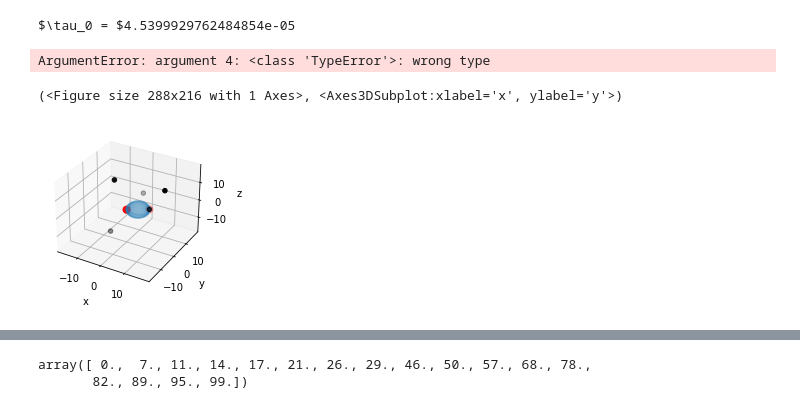
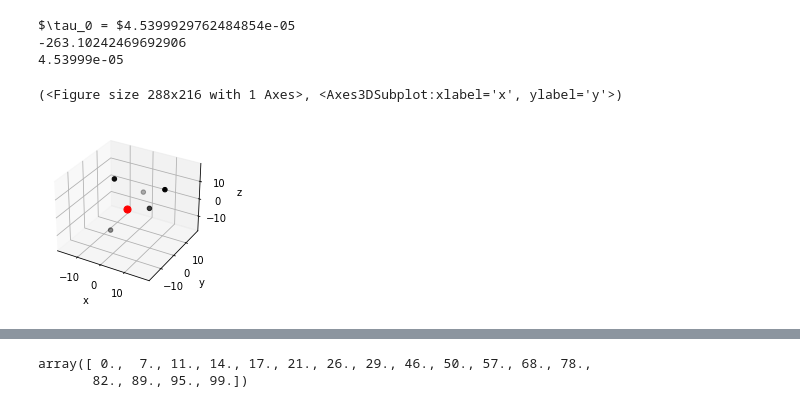
Before and after one commit to HugoLeRoy94/Aging_Condensate, a Jupyter notebook: System_backend/Test_backend.ipynb, the cells around one changed output, grey strips where cells are left out. Saved outputs shown, nothing was run; the diff lists cells and outputs as text; code cells hidden in the pictures.

```diff
--- a/System_backend/Test_backend.ipynb
+++ b/System_backend/Test_backend.ipynb
@@ -11,17 +11,16 @@ plt.rcParams["figure.figsize"] = (4,3)
 # %%
 ell_tot = 100.
 rho0 = 1/10000
 BindingEnergy = -10.
 tau_0 = np.exp(BindingEnergy)
 print(r'$\tau_0 = $'+str(tau_0))
-S = System(ell_tot,rho0,BindingEnergy,kdiff=1.,seed=19880,sliding=True)
+S = System(ell_tot,rho0,BindingEnergy,kdiff=np.exp(BindingEnergy),seed=19880,sliding=True)
 print(S.get_F())
+S.Plot3DSystem()
 # %% [output]
 $\tau_0 = $4.5399929762484854e-05
+-263.10242469692906
+4.53999e-05
-ArgumentError: argument 4: <class 'TypeError'>: wrong type
+(<Figure size 288x216 with 1 Axes>, <Axes3DSubplot:xlabel='x', ylabel='y'>)
+[figure, added]
-# %%
-S.Plot3DSystem()
-# %% [output]
-(<Figure size 288x216 with 1 Axes>, <Axes3DSubplot:xlabel='x', ylabel='y'>)
-[figure, removed]
 # %%
```
Also changed, not shown: parts of 6 cells of this notebook, 9 other files.
